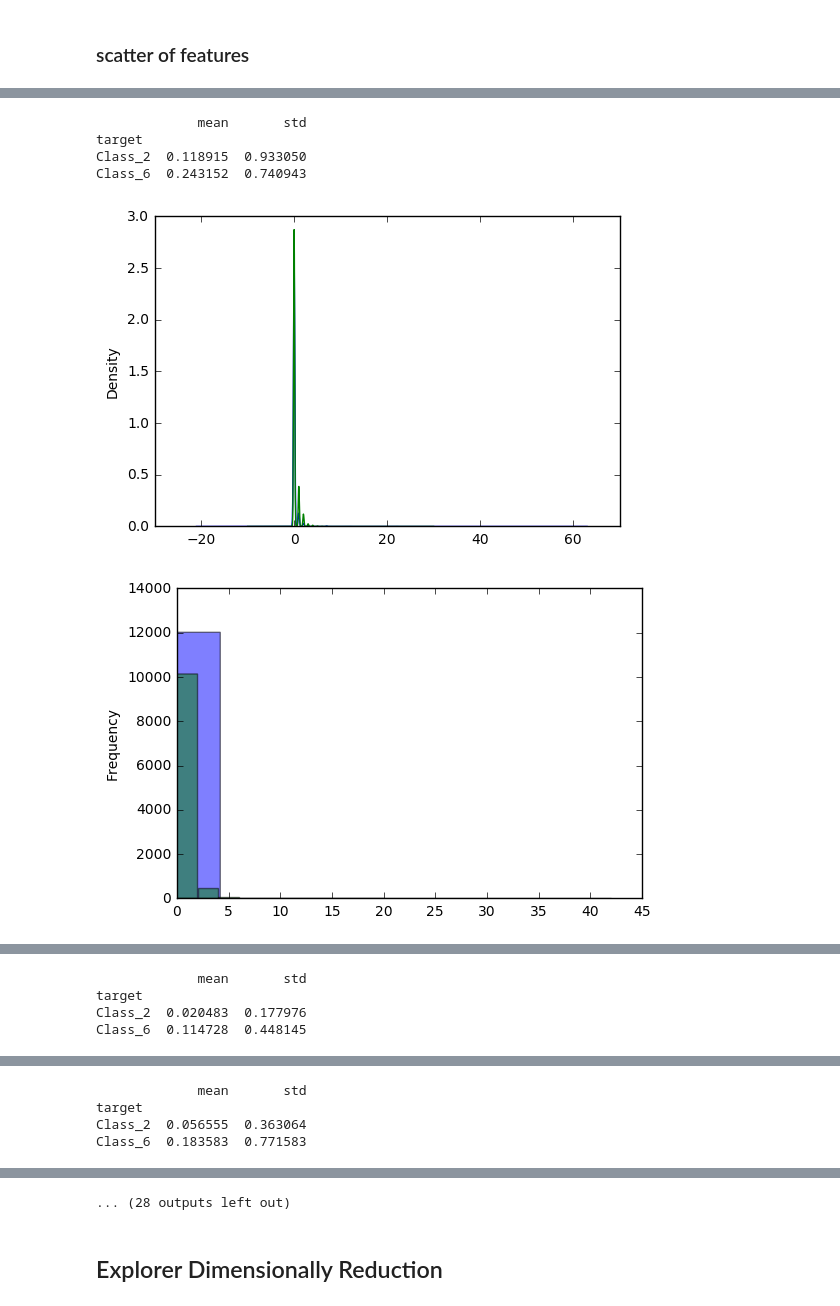
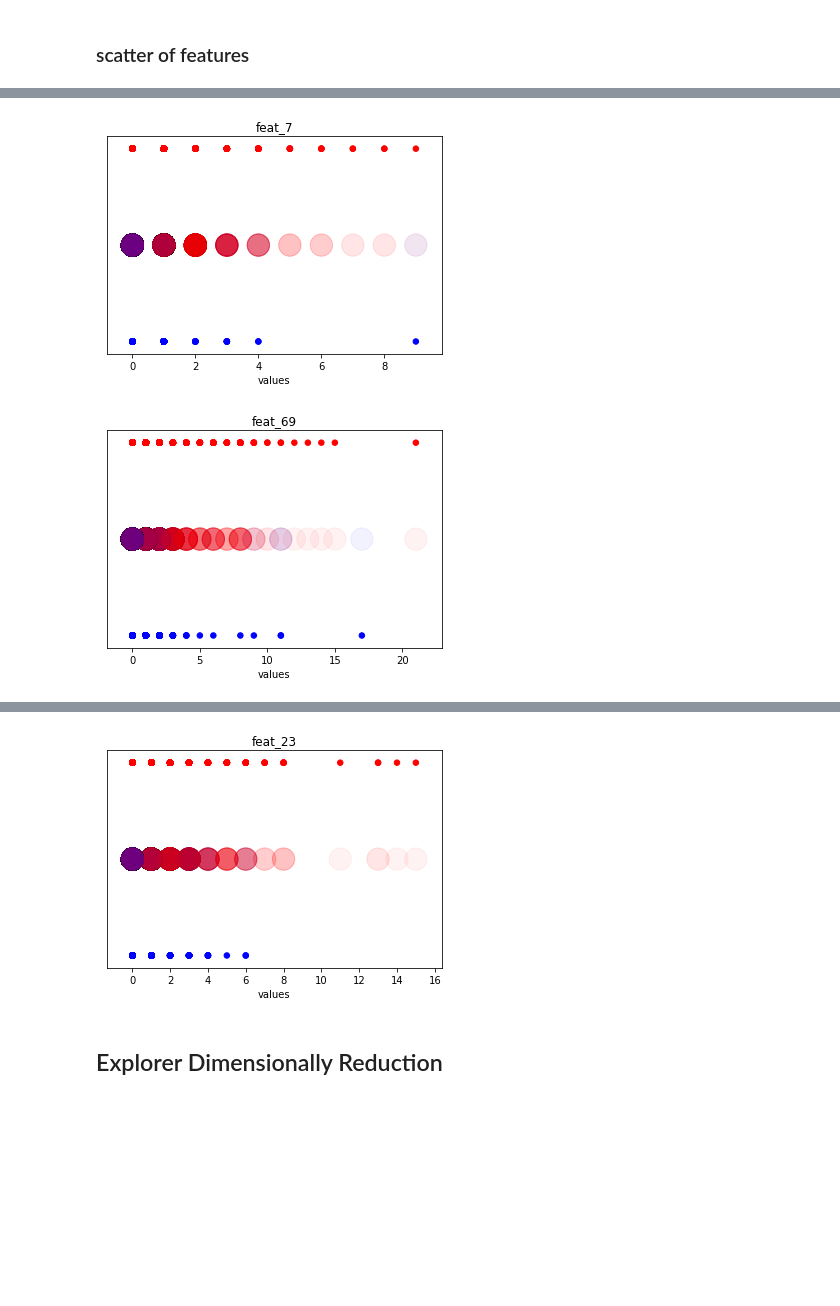
Before and after one commit to eeddaann/data-mining-project, a Jupyter notebook: Untitled.ipynb, the cells around one changed output, grey strips where cells are left out. Saved outputs shown, nothing was run; the diff lists cells and outputs as text; code cells hidden in the pictures; blank space fills up the shorter version.

Commit message:
Update visualization for LDA

```diff
--- a/Untitled.ipynb
+++ b/Untitled.ipynb
@@ -95,16 +83,19 @@ def lables2floats(y):
 ### scatter of features
 # %%
 for feature in X:
+    plt.scatter(data[feature], lables2floats(y), c=lables2floats(y), s=30, cmap = "bwr")
+    #plt.show()
     plt.title(feature)
     plt.xlabel('values')
     #plt.scatter(data[col].reshape(-1, 1),[0]*len(data[col].reshape(-1, 1)),s=500,c=data[data.columns[-1]].T,alpha=0.05)
-    plt.scatter(data[feature].values.reshape(-1, 1),[0]*len(data[feature].values.reshape(-1, 1)),c = lables2floats(y),s=500,alpha=0.05)
+    plt.scatter(data[feature].values.reshape(-1, 1),[0.5]*len(data[feature].values.reshape(-1, 1)),c = lables2floats(y),s=500,alpha=0.05, cmap = "bwr")
     plt.yticks([])
     plt.show()
-    print(grouped[feature].agg([np.mean,np.std]))
-    x = np.linspace(data[feature].min(),data[feature].max(),num=100)
-    grouped[feature].plot(kind='density')
-    plt.show()
-    grouped[feature].plot.hist(alpha=0.5) #TODO: normalize - class size isn't equal
-    plt.show()
+
+    #print(grouped[feature].agg([np.mean,np.std]))
+    #x = np.linspace(data[feature].min(),data[feature].max(),num=100)
+    #grouped[feature].plot(kind='density')
+    #plt.show()
+    #grouped[feature].plot.hist(alpha=0.5) #TODO: normalize - class size isn't equal
+    #plt.show()
 # %% [output]
@@ -112,6 +103,2 @@ for feature in X:
-             mean       std
-target
-Class_2  0.118915  0.933050
-Class_6  0.243152  0.740943
-[figure, old version]
+[figure, new version]
-[figure, old version]
+[figure, new version]
@@ -119,4 +105,0 @@ Class_6  0.243152  0.740943
-             mean       std
-target
-Class_2  0.020483  0.177976
-Class_6  0.114728  0.448145
@@ -126,4 +108,0 @@ Class_6  0.114728  0.448145
-             mean       std
-target
-Class_2  0.056555  0.363064
-Class_6  0.183583  0.771583
@@ -132,4 +111,4 @@ Class_6  0.183583  0.771583
-... (28 outputs left out)
+[figure, added]
 # %% [markdown]
 ## Explorer Dimensionally Reduction
 # %% [markdown]
```
Also changed, not shown: parts of 5 cells of this notebook.
